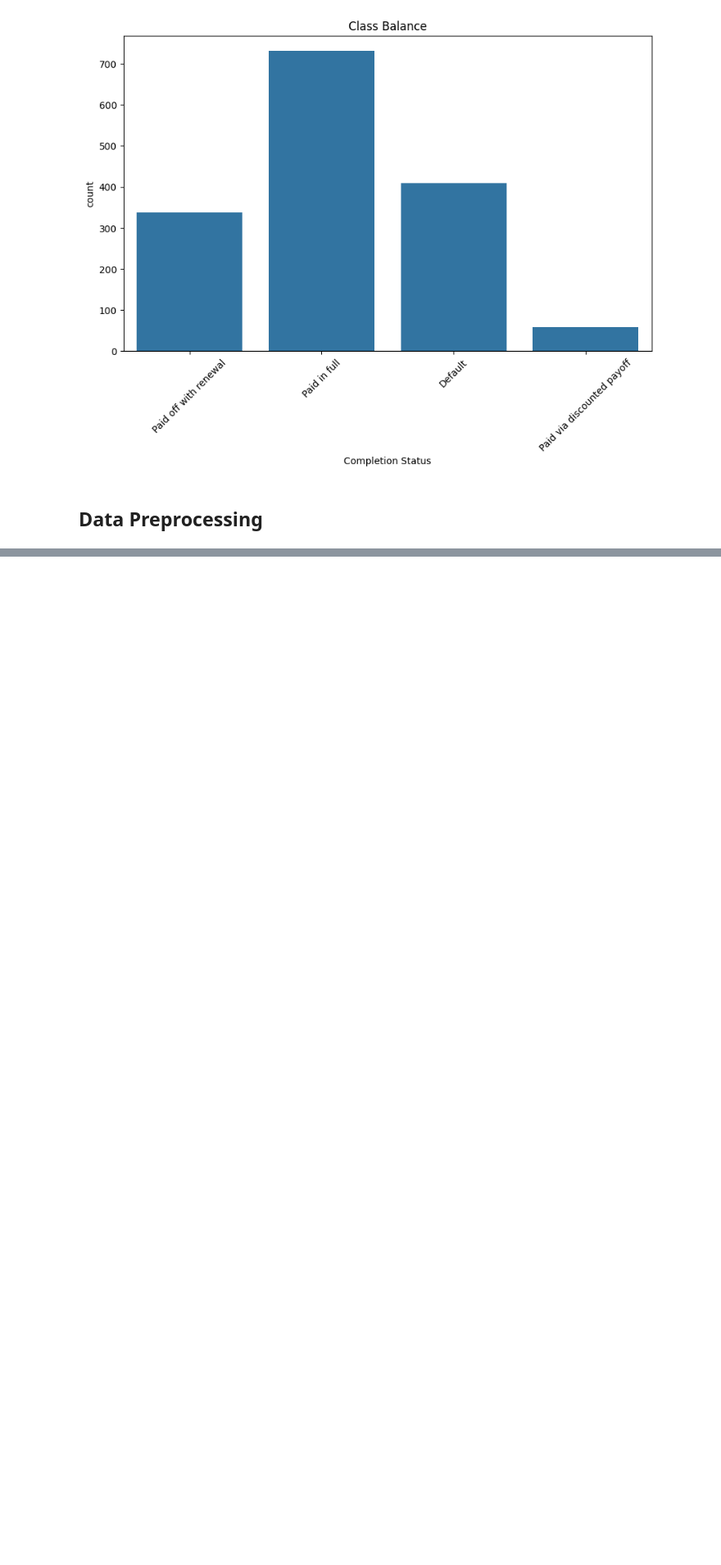
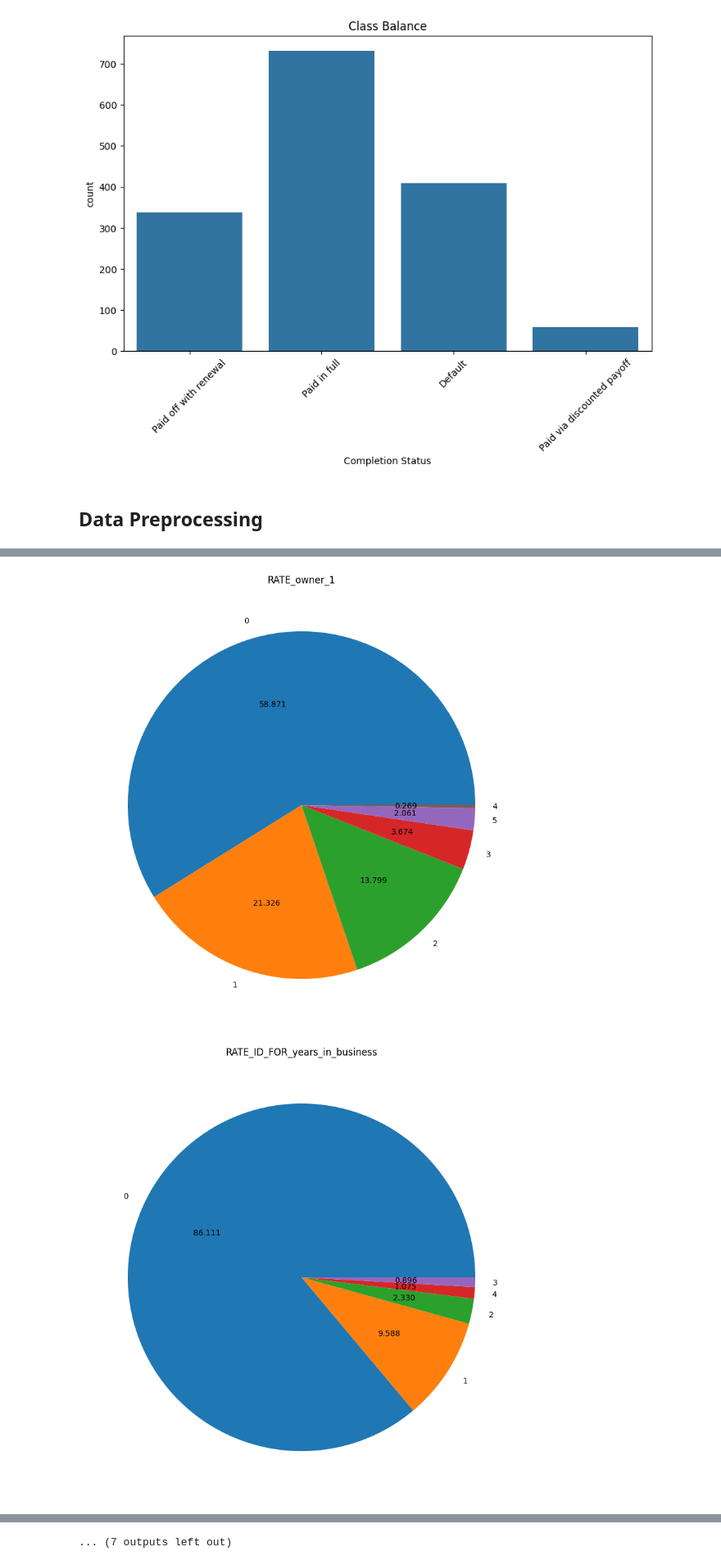
Before and after one commit to Aboodtt404/Loan-Completion-ML, a Jupyter notebook: loan_completion_ml.ipynb, the cells around one changed output, grey strips where cells are left out. Shown at 82% size. Drawn from its saved outputs; the diff is of its cells as text; code cells hidden in the pictures; blank space fills up the shorter version.

Commit message:
fixed preprocessing

```diff
--- a/loan_completion_ml.ipynb
+++ b/loan_completion_ml.ipynb
@@ -163,0 +146,2 @@ print(feature_importance_df.head(top_n))
+# %%
+main_df = main_df.drop_duplicates()
@@ -163,0 +168,16 @@ print(feature_importance_df.head(top_n))
+# %%
+from sklearn.preprocessing import LabelEncoder
+
+label_encoder = LabelEncoder()
+
+categorical_columns = []
+
+for column in main_df.columns:
+    if main_df[column].dtype == object:
+        label_encoder.fit(main_df[column])
+        main_df[column] = label_encoder.transform(main_df[column])
+        categorical_columns.append(column)
+
+main_df.info()
+
+print("Categorical columns:", categorical_columns)
@@ -163,0 +202,10 @@ print(feature_importance_df.head(top_n))
+# %%
+from sklearn.impute import KNNImputer
+
+imputer = KNNImputer(n_neighbors=3)
+imputed_data = imputer.fit(main_df)
+
+imputed_data = imputer.transform(main_df)
+imputed_main_df = pd.DataFrame(imputed_data, columns=main_df.columns)
+imputed_main_df = imputed_main_df.astype(main_df.dtypes.to_dict())
+main_df=imputed_main_df
@@ -163,0 +232,15 @@ print(feature_importance_df.head(top_n))
+# %%
+import matplotlib.pyplot as plt
+
+for col in categorical_columns:
+    plt.figure(figsize=(40, 10))
+    plt.title(col)
+    value_counts = main_df[col].value_counts()
+    plt.pie(value_counts,
+           labels=value_counts.index,
+           shadow=False,
+           autopct='%.3f')
+    plt.show()
+# %% [output]
+[figure, added]
+[figure, added]
@@ -163,0 +257 @@ print(feature_importance_df.head(top_n))
+... (7 outputs left out)
```
Also changed, not shown: parts of 51 cells of this notebook, 1 other file.
